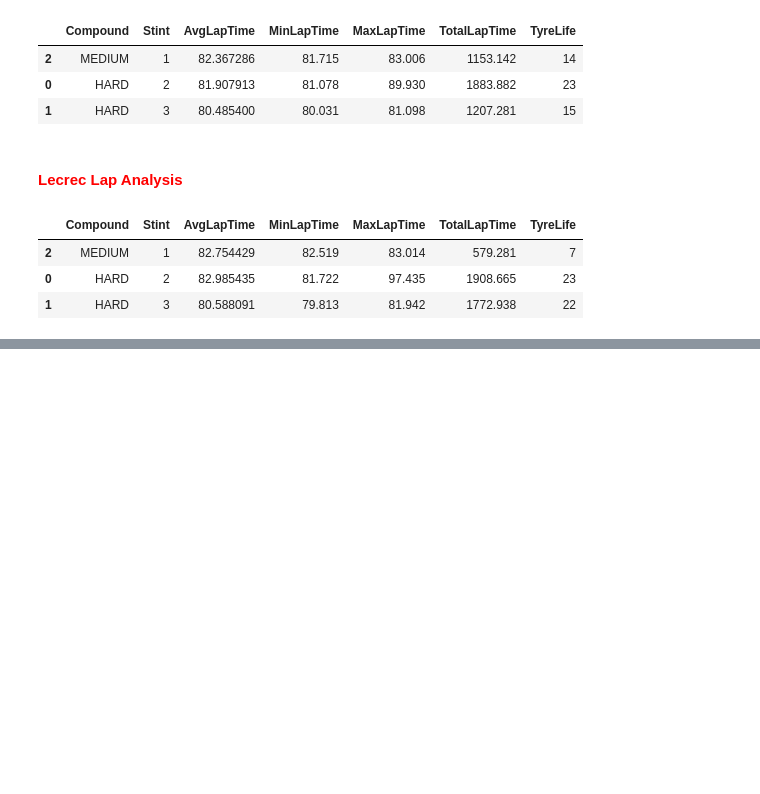
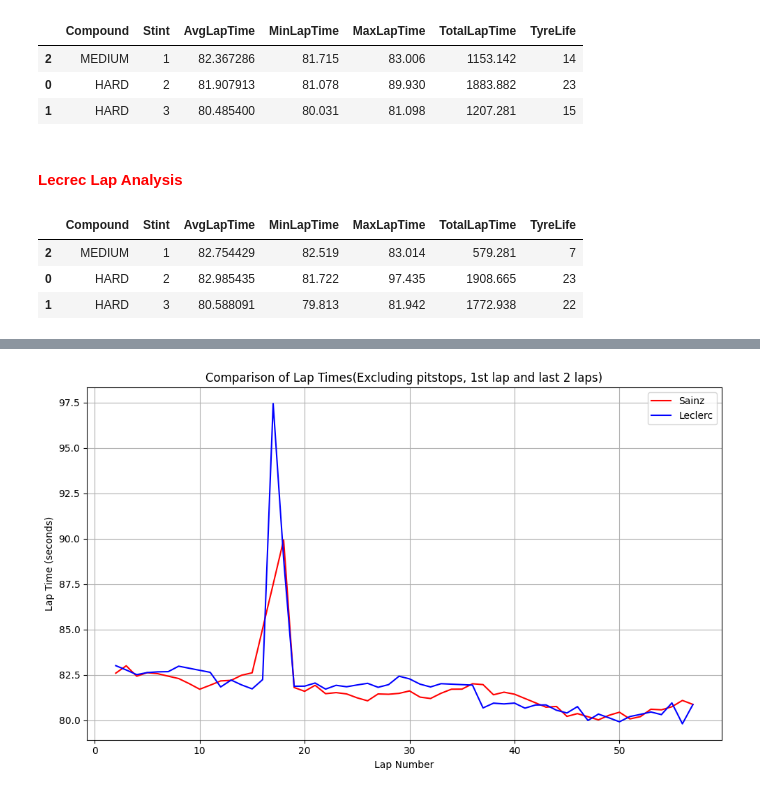
Before and after one commit to AmitSahoo45/F1-DATA-ANALYSIS, a Jupyter notebook: 2024/03-Australia/FerrariAnalysis.ipynb, the cells around one changed output, grey strips where cells are left out. Saved outputs shown, nothing was run; the diff lists cells and outputs as text; code cells hidden in the pictures; blank space fills up the shorter version.

```diff
--- a/2024/03-Australia/FerrariAnalysis.ipynb
+++ b/2024/03-Australia/FerrariAnalysis.ipynb
@@ -98,0 +217,16 @@ lecrec_laps
+# %%
+plt.figure(figsize=(10, 6))
+
+plt.plot(sainz_df['LapNumber'], sainz_df['LapTime'], label='Sainz', color='red')
+plt.plot(lecrec_df['LapNumber'], lecrec_df['LapTime'], label='Leclerc', color='blue')
+
+plt.xlabel('Lap Number')
+plt.ylabel('Lap Time (seconds)')
+plt.title('Comparison of Lap Times(Excluding pitstops, 1st lap and last 2 laps)')
+plt.legend()
+plt.grid(True)
+
+plt.tight_layout()
+plt.show()
+# %% [output]
+[figure, added]
```
Also changed, not shown: parts of 8 cells of this notebook.
